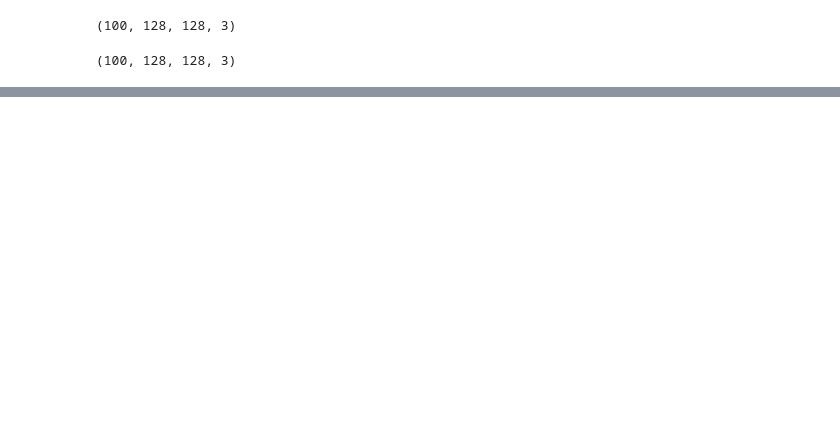
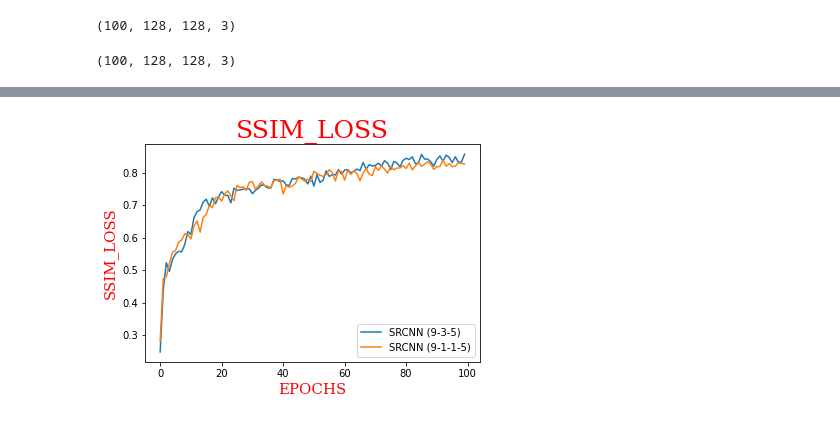
Before and after one commit to VladimirManda10/ProjekatIzRacunarskeInteligencije, a Jupyter notebook: ProjekatIzRI.ipynb, the cells around one changed output, grey strips where cells are left out. Cells and saved outputs as stored; diff of their text form; code cells hidden in the pictures; blank space fills up the shorter version.

```diff
--- a/ProjekatIzRI.ipynb
+++ b/ProjekatIzRI.ipynb
@@ -310,0 +433,10 @@ Clipping input data to the valid range for imshow with RGB data ([0..1] for floa
+# %%
+plt.title(label = 'SSIM_LOSS',fontdict={'family':'serif','color':'red','size':25})
+plt.plot(history.epoch,history.history['ssim_loss'])
+plt.plot(history1.epoch,history1.history['ssim_loss'])
+plt.xlabel('EPOCHS',fontdict={'family':'serif','color':'red','size':15})
+plt.ylabel('SSIM_LOSS',fontdict={'family':'serif','color':'red','size':15})
+plt.legend(['SRCNN (9-3-5)','SRCNN (9-1-1-5)'])
+plt.show()
+# %% [output]
+[figure, added]
```
Also changed, not shown: parts of 19 cells of this notebook, 3 other files.
